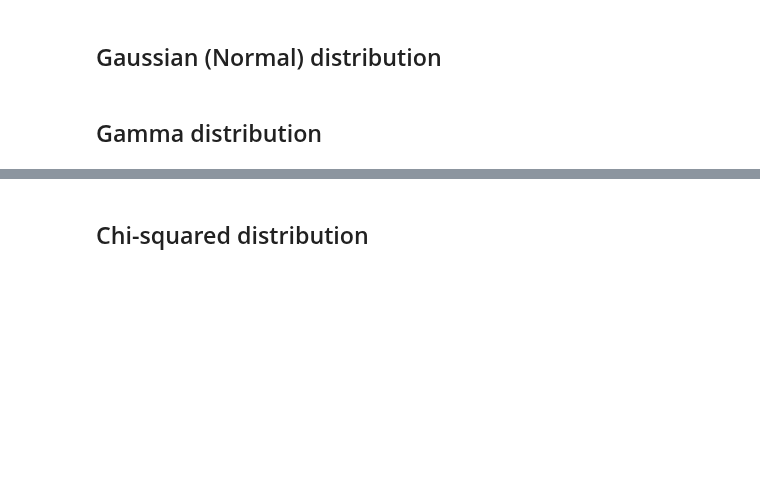
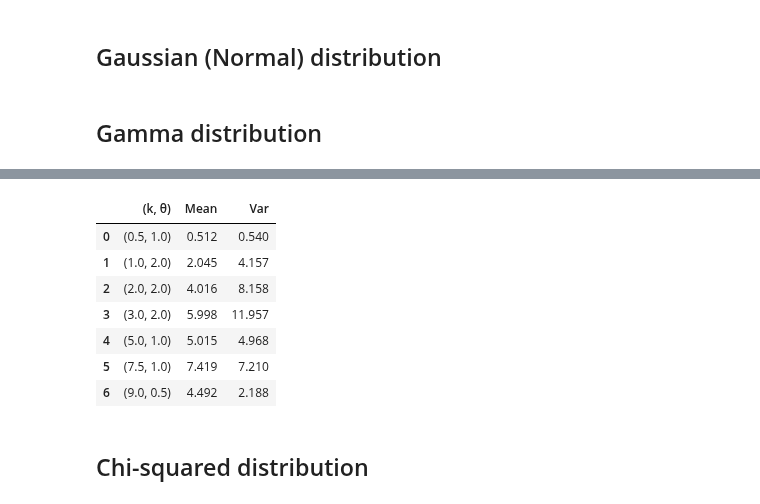
Before and after one commit to Astrohackers-TW/IANCUPythonAdventure, a Jupyter notebook: notebooks/notebooks4AstroStatistics/probability_distributions.ipynb, the cells around one changed output, grey strips where cells are left out. Drawn from its saved outputs; the diff is of its cells as text; code cells hidden in the pictures; blank space fills up the shorter version.

```diff
--- a/notebooks/notebooks4AstroStatistics/probability_distributions.ipynb
+++ b/notebooks/notebooks4AstroStatistics/probability_distributions.ipynb
@@ -20,3 +65,17 @@
+# %%
+# 創建一個表格放入 shape, scale, mean, variance
+df = pd.DataFrame({"(k, θ)": gamma_shape_scale, "Mean": gamma_mean, "Var": gamma_variance})
+# show 出表格
+df
+# %% [output]
+|  | (k, θ) | Mean | Var |
+| 0 | (0.5, 1.0) | 0.512 | 0.540 |
+| 1 | (1.0, 2.0) | 2.045 | 4.157 |
+| 2 | (2.0, 2.0) | 4.016 | 8.158 |
+| 3 | (3.0, 2.0) | 5.998 | 11.957 |
+| 4 | (5.0, 1.0) | 5.015 | 4.968 |
+| 5 | (7.5, 1.0) | 7.419 | 7.210 |
+| 6 | (9.0, 0.5) | 4.492 | 2.188 |
 # %% [markdown]
 ## Chi-squared distribution
 # %%
```
Also changed, not shown: parts of 2 cells of this notebook.
